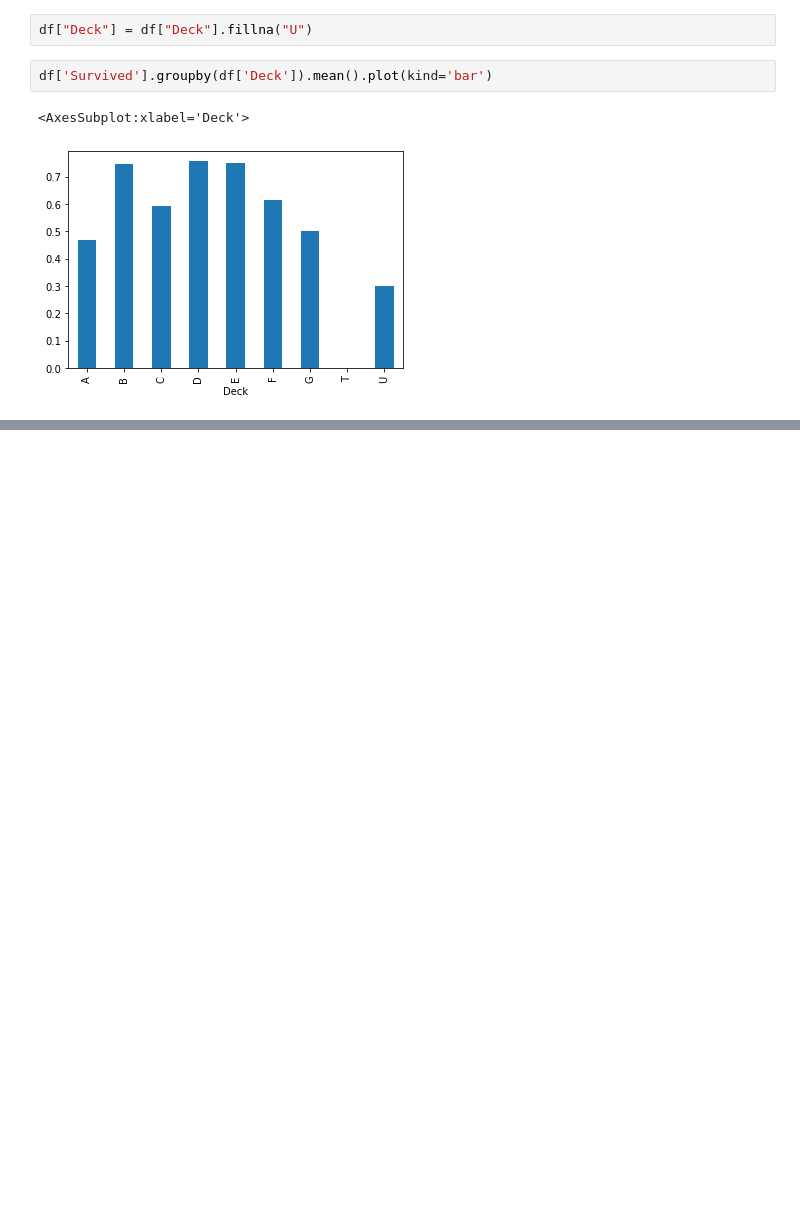
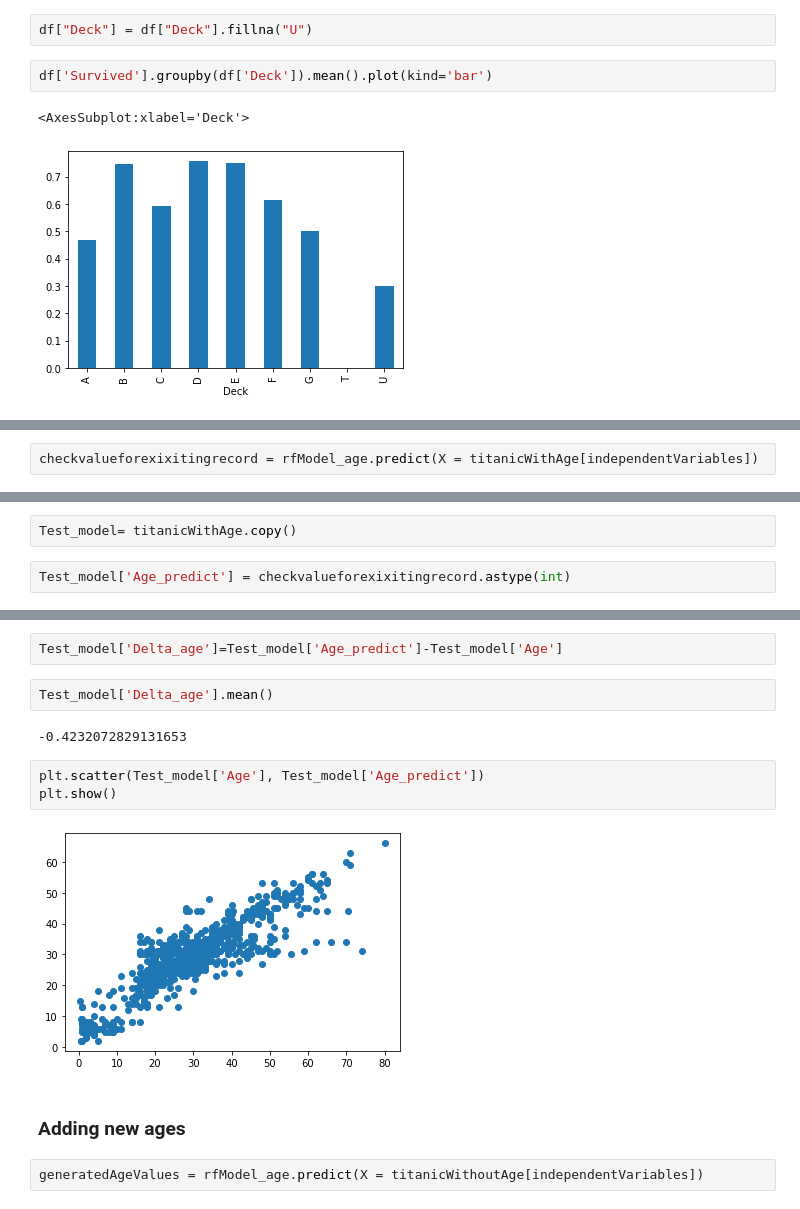
Before and after one commit to valerluca/Titanic_survive, a Jupyter notebook: Titanic_01.ipynb, the cells around one changed output, grey strips where cells are left out. Drawn from its saved outputs; the diff is of its cells as text; blank space fills up the shorter version.

```diff
--- a/Titanic_01.ipynb
+++ b/Titanic_01.ipynb
@@ -398,0 +616,2 @@ df['Survived'].groupby(df['Deck']).mean().plot(kind='bar')
+# %%
+checkvalueforexixitingrecord = rfModel_age.predict(X = titanicWithAge[independentVariables])
@@ -398,0 +631,4 @@ df['Survived'].groupby(df['Deck']).mean().plot(kind='bar')
+# %%
+Test_model= titanicWithAge.copy()
+# %%
+Test_model['Age_predict'] = checkvalueforexixitingrecord.astype(int)
@@ -398,0 +651,15 @@ df['Survived'].groupby(df['Deck']).mean().plot(kind='bar')
+# %%
+Test_model['Delta_age']=Test_model['Age_predict']-Test_model['Age']
+# %%
+Test_model['Delta_age'].mean()
+# %% [output]
+-0.4232072829131653
+# %%
+plt.scatter(Test_model['Age'], Test_model['Age_predict'])
+plt.show()
+# %% [output]
+[figure, added]
+# %% [markdown]
+### Adding new ages
+# %%
+generatedAgeValues = rfModel_age.predict(X = titanicWithoutAge[independentVariables])
```
Also changed, not shown: parts of 67 cells of this notebook.
